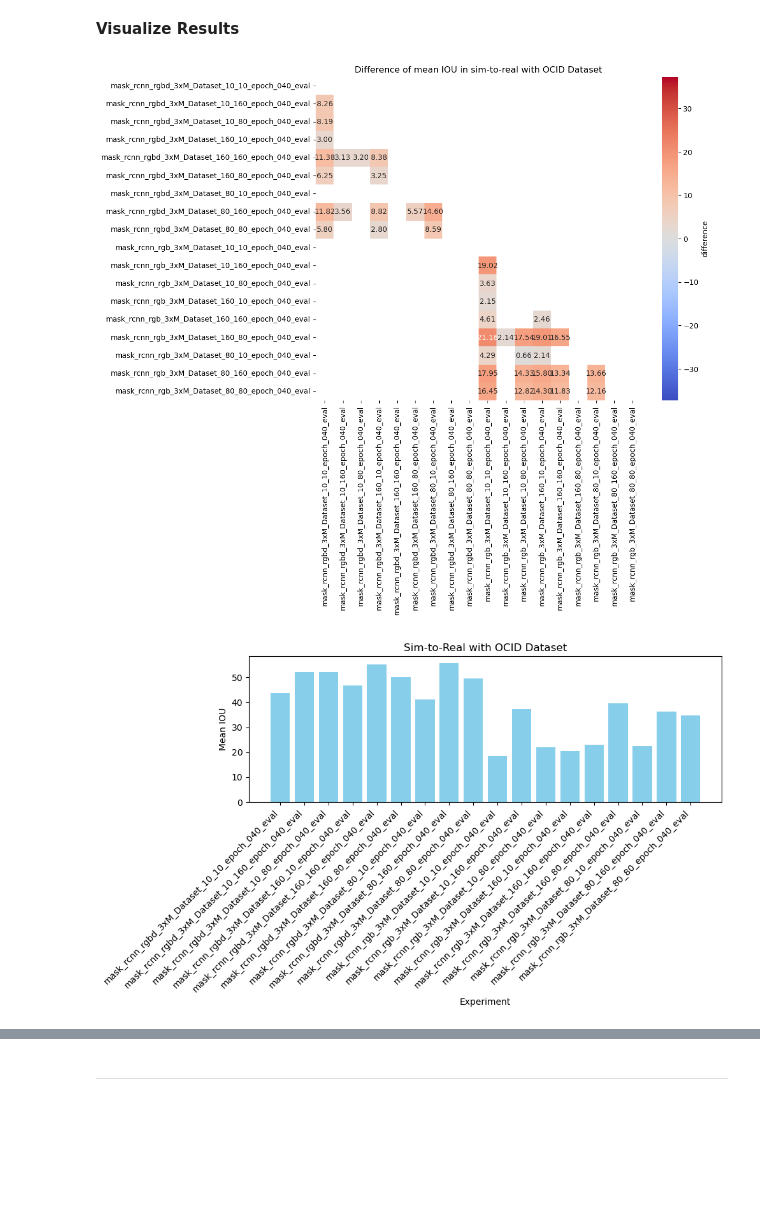
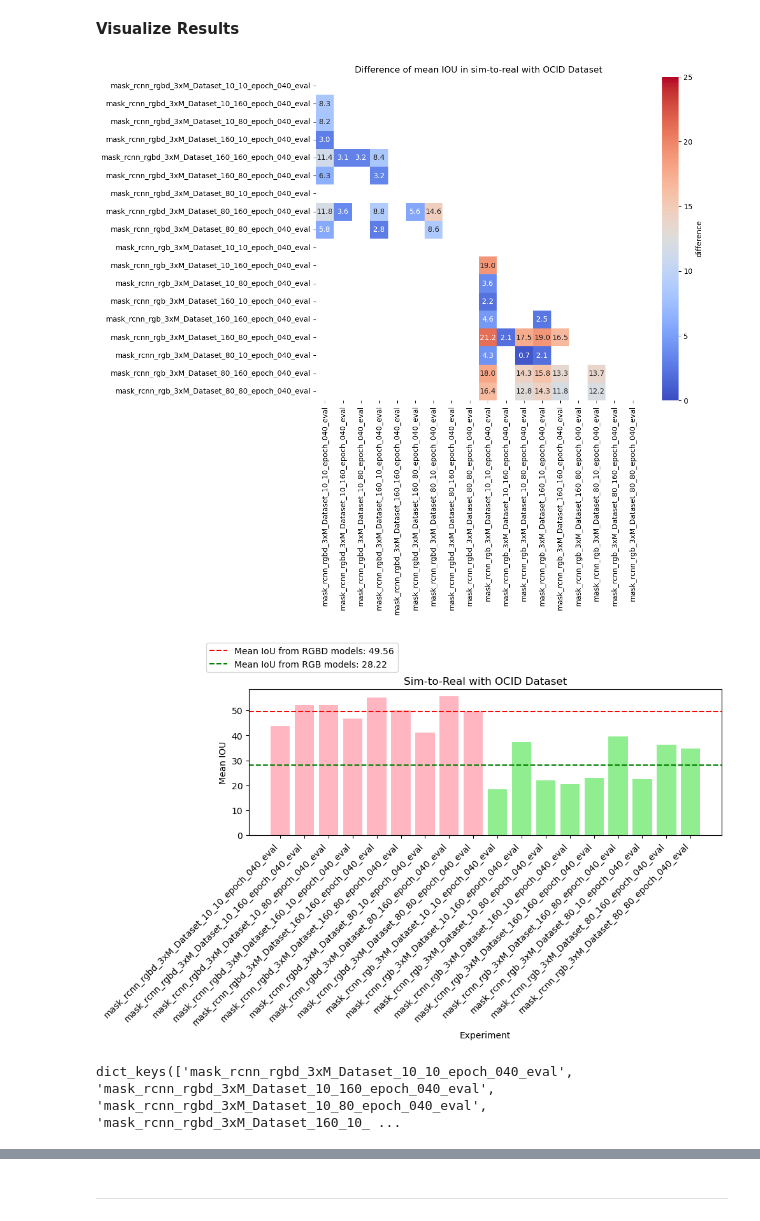
Before and after one commit to xXAI-botXx/torch-mask-rcnn-instance-segmentation, a Jupyter notebook: results.ipynb, the cells around one changed output, grey strips where cells are left out. Drawn from its saved outputs; the diff is of its cells as text; code cells hidden in the pictures; blank space fills up the shorter version.

Commit message:
Updated results

```diff
--- a/results.ipynb
+++ b/results.ipynb
@@ -225,11 +225,11 @@ for idx, (model_name, data) in enumerate(total.items()):
     ax[row][col].pie(
         values,
         labels=labels,
-        #autopct='%1.1f%%',
+        autopct='%1.0f%%',
         startangle=90,
         colors=colors,
-        wedgeprops={'width': 0.35},  # change from circle to donut
-        pctdistance=0.85
+        # wedgeprops={'width': 0.35},  # change from circle to donut
+        pctdistance=0.5
     )
 
     ax[row][col].set_title(model_name, fontsize=12)
@@ -241,6 +241,6 @@ for idx, (model_name, data) in enumerate(total.items()):
 
 # Distance between the charts
 plt.subplots_adjust(hspace=0.8)
-fig.suptitle("Texture vs Shape Bias on Confusing Data", fontsize=14)
+# fig.suptitle("Texture vs Shape Bias on Confusing Data", fontsize=14)
 plt.show()
 # %% [output]
@@ -604,6 +838,8 @@ for i in range(num_results):
         else:
             global_min = min(global_min, difference)
 
+global_max = 25
+global_min = 0
 
 keys = list(results.keys())
 num_results = len(keys)
@@ -641,7 +877,7 @@ for i in range(num_results):
             else:
                 new_mask[i, j] = 1.0
 
-sns.heatmap(difference_matrix, annot=True, mask=new_mask, fmt=".2f", cmap="coolwarm",
+sns.heatmap(difference_matrix, annot=True, mask=new_mask, fmt=".1f", cmap="coolwarm",
             xticklabels=keys, yticklabels=keys, cbar_kws={"label": "difference"},
             vmin=global_min, vmax=global_max)
             # mask=mask,
@@ -649,22 +885,40 @@ sns.heatmap(difference_matrix, annot=True, mask=new_mask, fmt=".2f", cmap="coolw
 plt.title(f"Difference of mean IOU in sim-to-real with OCID Dataset")
 plt.show()
 # %% [output]
-[figure, old version]
+[figure, new version]
 # %%
 # Calculate mean IOU for each experiment
 mean_results = {name: np.mean(data["intersection over union"]) for name, data in results.items()}
 
+colors = ["#FFB6C1" if "rgbd" in key else "#90EE90" for key in mean_results.keys()]
+
 # Plot the mean results in a bar chart using subplots
 fig, ax = plt.subplots(figsize=(10, 6))
-ax.bar(mean_results.keys(), mean_results.values(), color="skyblue")
+ax.bar(mean_results.keys(), mean_results.values(), color=colors)
 ax.set_xlabel("Experiment")
 ax.set_ylabel("Mean IOU")
 ax.set_title("Mean IOU Results by Experiment")
 ax.set_xticklabels(mean_results.keys(), rotation=45, ha="right")
 
+# add plot line from mean
+mean_rgbd = []
+mean_rgb = []
+for key, value in mean_results.items():
+    if "rgbd" in key:
+        mean_rgbd += [value]
+    else:
+        mean_rgb += [value]
+ax.axhline(y=np.mean(mean_rgbd), color="red", linestyle="--", label=f"Mean IoU from RGBD models: {np.mean(mean_rgbd):.2f}")
+ax.axhline(y=np.mean(mean_rgb), color="green", linestyle="--", label=f"Mean IoU from RGB models: {np.mean(mean_rgb):.2f}")
+
 # Show the plot
 plt.title(f"Sim-to-Real with OCID Dataset")
 plt.tight_layout()
+plt.legend(loc="upper left", bbox_to_anchor=(-0.1, 1.35))
 plt.show()
 # %% [output]
-[figure, old version]
+[figure, new version]
+# %%
+mean_results.keys()
+# %% [output]
+dict_keys(['mask_rcnn_rgbd_3xM_Dataset_10_10_epoch_040_eval', 'mask_rcnn_rgbd_3xM_Dataset_10_160_epoch_040_eval', 'mask_rcnn_rgbd_3xM_Dataset_10_80_epoch_040_eval', 'mask_rcnn_rgbd_3xM_Dataset_160_10_ ...
```
Also changed, not shown: parts of 8 cells of this notebook.
